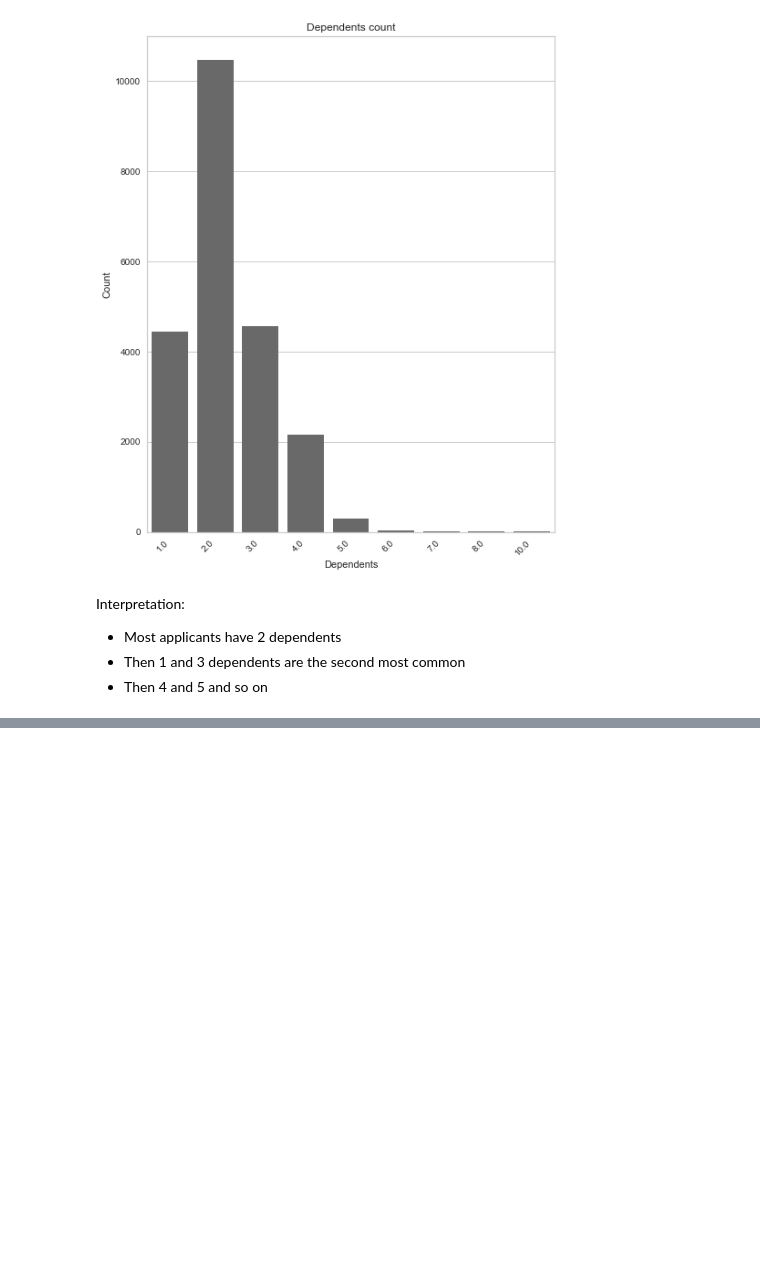
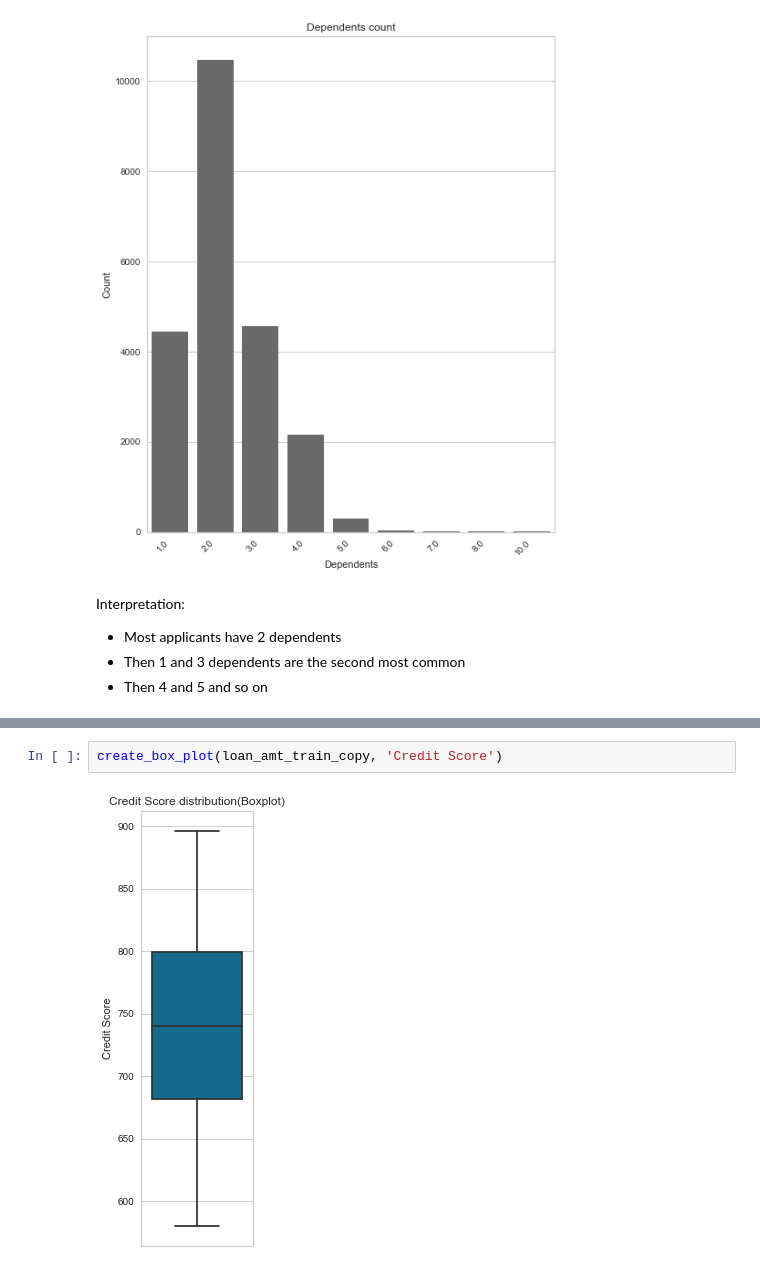
Before and after one commit to semasuka/Loan-amount-prediction-regression, a Jupyter notebook: Loan_amount_prediction.ipynb, the cells around one changed output, grey strips where cells are left out. Saved outputs shown, nothing was run; the diff lists cells and outputs as text; blank space fills up the shorter version.

Commit message:
credit scored univariate analysis added

```diff
--- a/Loan_amount_prediction.ipynb
+++ b/Loan_amount_prediction.ipynb
@@ -644,0 +653,4 @@ Interpretation:
+# %%
+create_box_plot(loan_amt_train_copy, 'Credit Score')
+# %% [output]
+[figure, added]
```
Also changed, not shown: parts of 7 cells of this notebook.
